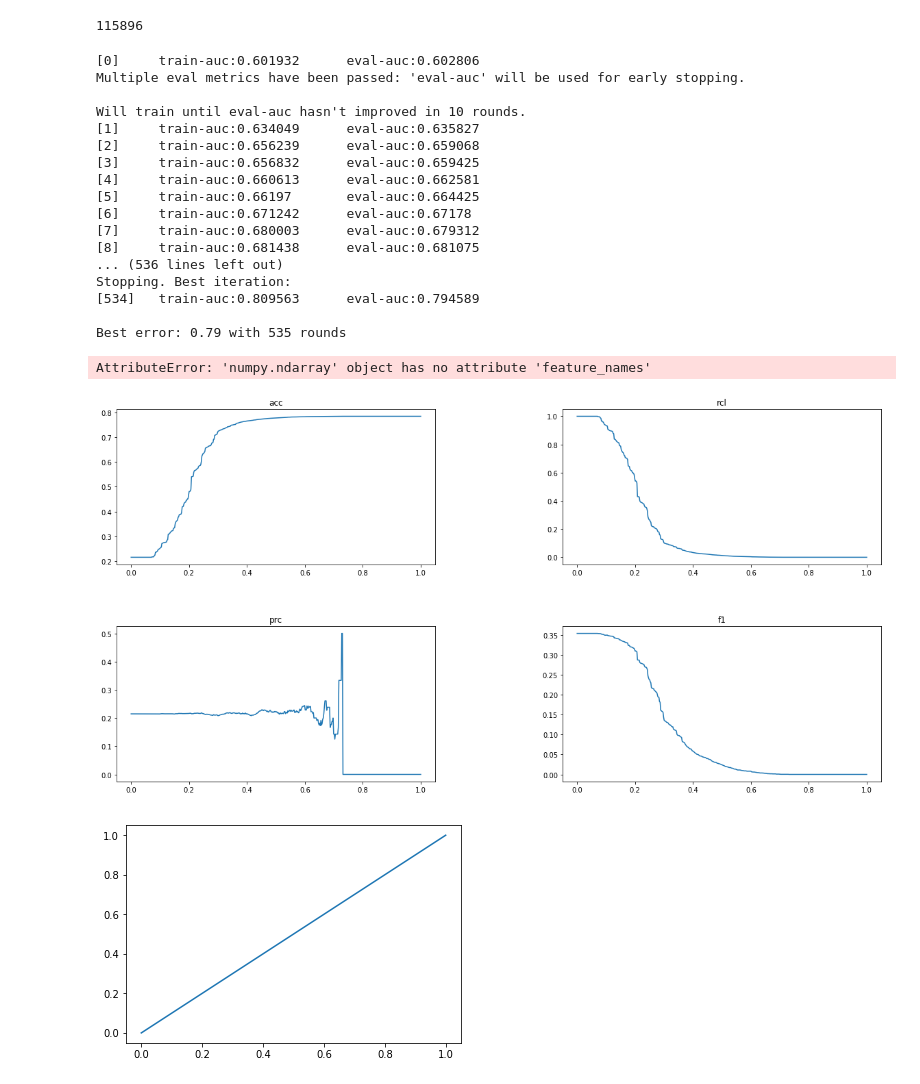
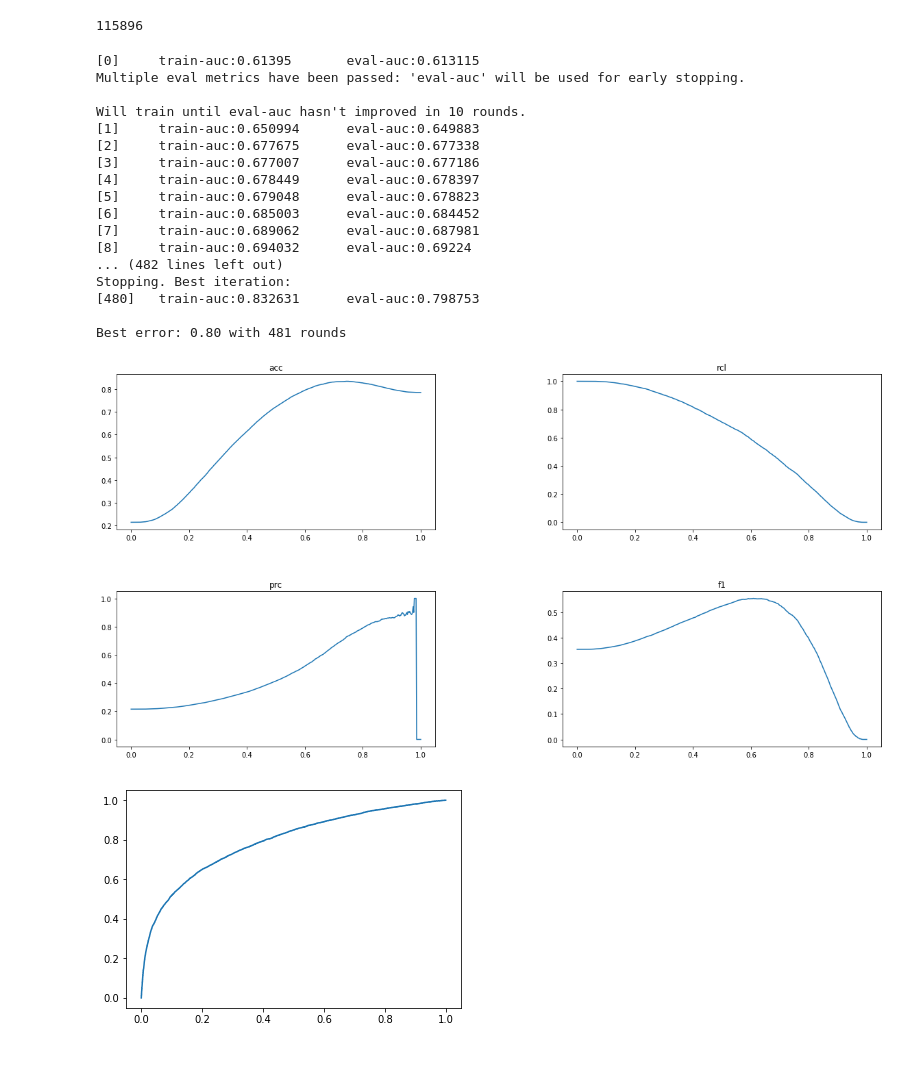
Before and after one commit to EZSlaver/FlightDelay, a Jupyter notebook: notebooks/basic_prediction.ipynb, the cells around one changed output. Saved outputs shown, nothing was run; the diff lists cells and outputs as text; code cells hidden in the pictures.

Commit message:
basic prediction done, acc=0.83, f1=0.53

```diff
--- a/notebooks/basic_prediction.ipynb
+++ b/notebooks/basic_prediction.ipynb
@@ -114,19 +114,19 @@ y_train.shape[0]
 # %%
 param = {                              # General guidelines for initial paramaters:
     'min_child_weight': 1,             # 1 (choose small for high class imbalance)
-    'gamma': 0.5,                        # 0.1-0.2
-    'lambda': 10,                       # L2 Regulariztion - default = 1
+    'gamma': 0.3,                        # 0.1-0.2
+    'lambda': 0,  #1                     # L2 Regulariztion - default = 1
     'scale_pos_weight': 4,             # 1 (choose small for high class imbalance)
     'subsample': 0.6,                    # 0.5-0.9
     'colsample_bytree': 0.8,             # 0.5-0.9
     'colsample_bylevel': 0.7,              # 0.5-0.9
-    'max_depth': 5,                    # 3-10
+    'max_depth': 6,  #5                  # 3-10
     'eta': 0.1,                        # 0.05-0.3
     'silent': 0,                       # 0 - prints progress    1 - quiet
     'objective': 'binary:logistic',
     'num_class': 1,
     'eval_metric': 'auc'}
-num_round = 1000                                      # the number of training iterations if not stopped early
+num_round = 10000                                      # the number of training iterations if not stopped early
 evallist = [(Dtrain, 'train'), (Dval, 'eval')]        # Specify validation set to watch performance
 # %%
 # Train the model on the training set to get an initial impression on the performance
@@ -135,28 +135,27 @@ print("Best error: {:.2f} with {} rounds".format(
                  model.best_score,
                  model.best_iteration+1))
 # %% [output]
-[0]     train-auc:0.601932      eval-auc:0.602806
+[0]     train-auc:0.61395       eval-auc:0.613115
 Multiple eval metrics have been passed: 'eval-auc' will be used for early stopping.
 
 Will train until eval-auc hasn't improved in 10 rounds.
-[1]     train-auc:0.634049      eval-auc:0.635827
-[2]     train-auc:0.656239      eval-auc:0.659068
-[3]     train-auc:0.656832      eval-auc:0.659425
-[4]     train-auc:0.660613      eval-auc:0.662581
-[5]     train-auc:0.66197       eval-auc:0.664425
-[6]     train-auc:0.671242      eval-auc:0.67178
-[7]     train-auc:0.680003      eval-auc:0.679312
-[8]     train-auc:0.681438      eval-auc:0.681075
-... (536 lines left out)
+[1]     train-auc:0.650994      eval-auc:0.649883
+[2]     train-auc:0.677675      eval-auc:0.677338
+[3]     train-auc:0.677007      eval-auc:0.677186
+[4]     train-auc:0.678449      eval-auc:0.678397
+[5]     train-auc:0.679048      eval-auc:0.678823
+[6]     train-auc:0.685003      eval-auc:0.684452
+[7]     train-auc:0.689062      eval-auc:0.687981
+[8]     train-auc:0.694032      eval-auc:0.69224
+... (482 lines left out)
 Stopping. Best iteration:
-[534]   train-auc:0.809563      eval-auc:0.794589
+[480]   train-auc:0.832631      eval-auc:0.798753
 
-Best error: 0.79 with 535 rounds
+Best error: 0.80 with 481 rounds
 # %%
-Dtest = xgb.DMatrix(x_test)
-y_pred = model.predict(Dtest)
+Dtest = xgb.DMatrix(x_test, label=y_test)
+probas = model.predict(Dtest)
+y_test = Dtest.get_label()
-# %% [output]
-AttributeError: 'numpy.ndarray' object has no attribute 'feature_names'
 # %%
 accs, recalls, precs, f1s = [], [], [], []
 for thr in thres:
@@ -173,9 +172,9 @@ for i, (metric, name) in enumerate(zip([accs, recalls, precs, f1s], ['acc', 'rcl
     plt.plot(thres, metric)
     plt.title(name)
 # %% [output]
-[figure, old version]
+[figure, new version]
 # %%
-tpr, fpr, _ = roc_curve(y_test, y_pred)
+tpr, fpr, _ = roc_curve(y_test, probas)
 plt.plot(tpr, fpr);
 # %% [output]
-[figure, old version]
+[figure, new version]
```
Also changed, not shown: parts of 3 cells of this notebook.
